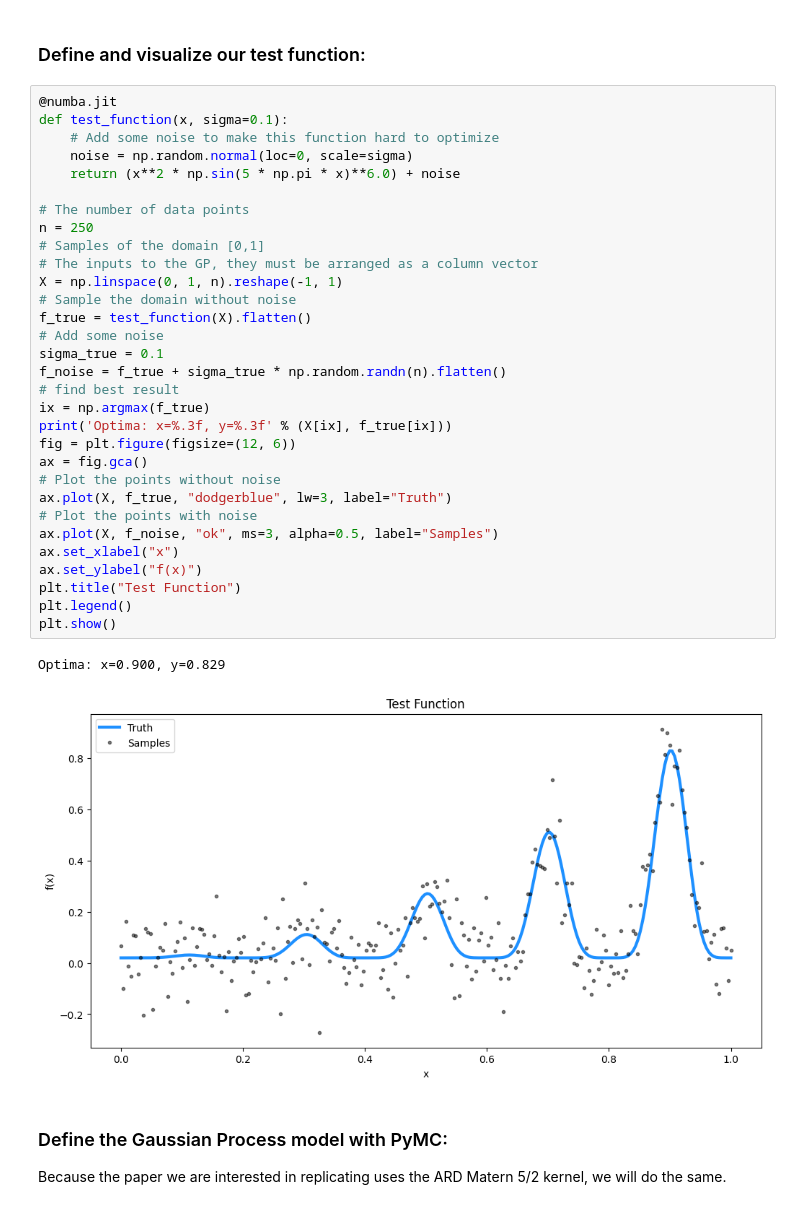
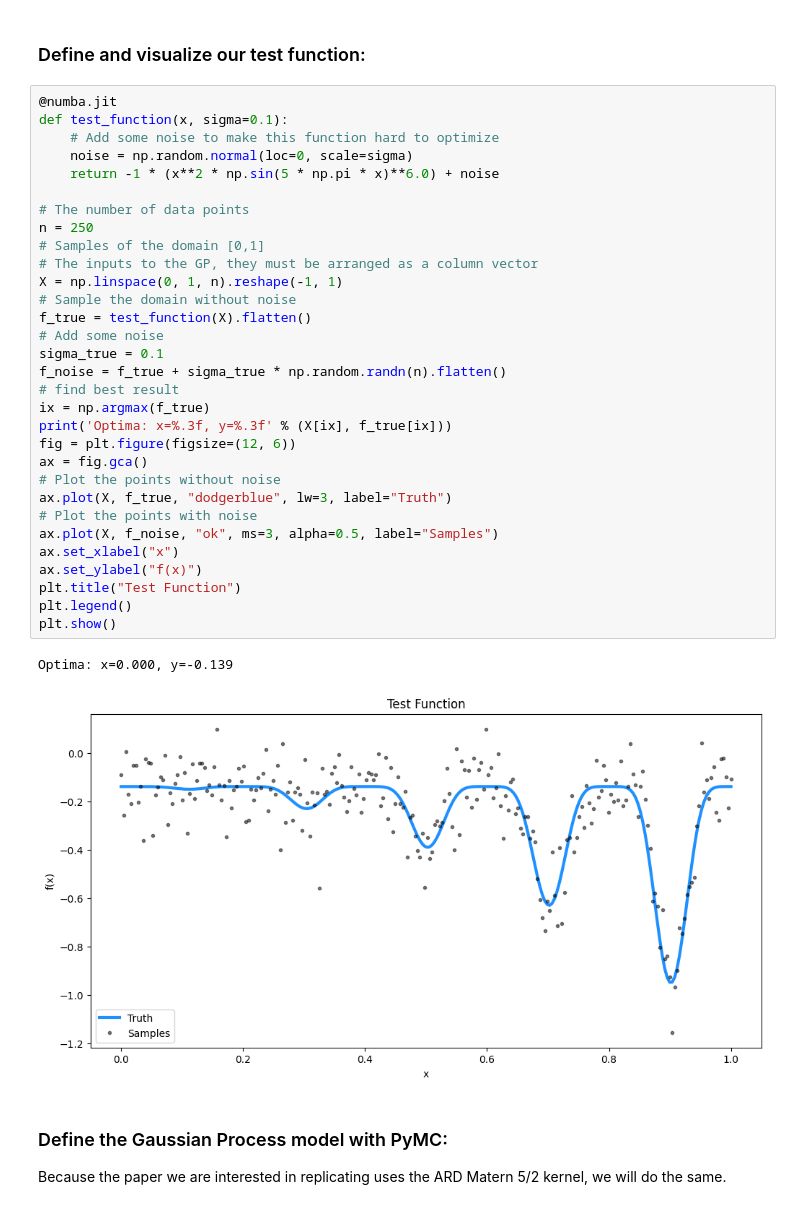
Before and after one commit to RichProgrammerEE/ECE524-Machine-Learning, a Jupyter notebook: final_project/gaussian_process.ipynb, the cells around one changed output. Cells and saved outputs as stored; diff of their text form.

```diff
--- a/final_project/gaussian_process.ipynb
+++ b/final_project/gaussian_process.ipynb
@@ -19,36 +18,36 @@ np.random.seed(1234)
 @numba.jit
 def test_function(x, sigma=0.1):
     # Add some noise to make this function hard to optimize
     noise = np.random.normal(loc=0, scale=sigma)
-    return (x**2 * np.sin(5 * np.pi * x)**6.0) + noise
+    return -1 * (x**2 * np.sin(5 * np.pi * x)**6.0) + noise
 
 # The number of data points
 n = 250
 # Samples of the domain [0,1]
 # The inputs to the GP, they must be arranged as a column vector
 X = np.linspace(0, 1, n).reshape(-1, 1)
 # Sample the domain without noise
 f_true = test_function(X).flatten()
 # Add some noise
 sigma_true = 0.1
 f_noise = f_true + sigma_true * np.random.randn(n).flatten()
 # find best result
 ix = np.argmax(f_true)
 print('Optima: x=%.3f, y=%.3f' % (X[ix], f_true[ix]))
 fig = plt.figure(figsize=(12, 6))
 ax = fig.gca()
 # Plot the points without noise
 ax.plot(X, f_true, "dodgerblue", lw=3, label="Truth")
 # Plot the points with noise
 ax.plot(X, f_noise, "ok", ms=3, alpha=0.5, label="Samples")
 ax.set_xlabel("x")
 ax.set_ylabel("f(x)")
 plt.title("Test Function")
 plt.legend()
 plt.show()
 # %% [output]
-Optima: x=0.900, y=0.829
+Optima: x=0.000, y=-0.139
-[figure, old version]
+[figure, new version]
 # %% [markdown]
 ### Define the Gaussian Process model with PyMC:
 Because the paper we are interested in replicating uses the ARD Matern 5/2 kernel, we will do the same.
```
Also changed, not shown: parts of 11 cells of this notebook, 4 other files.
